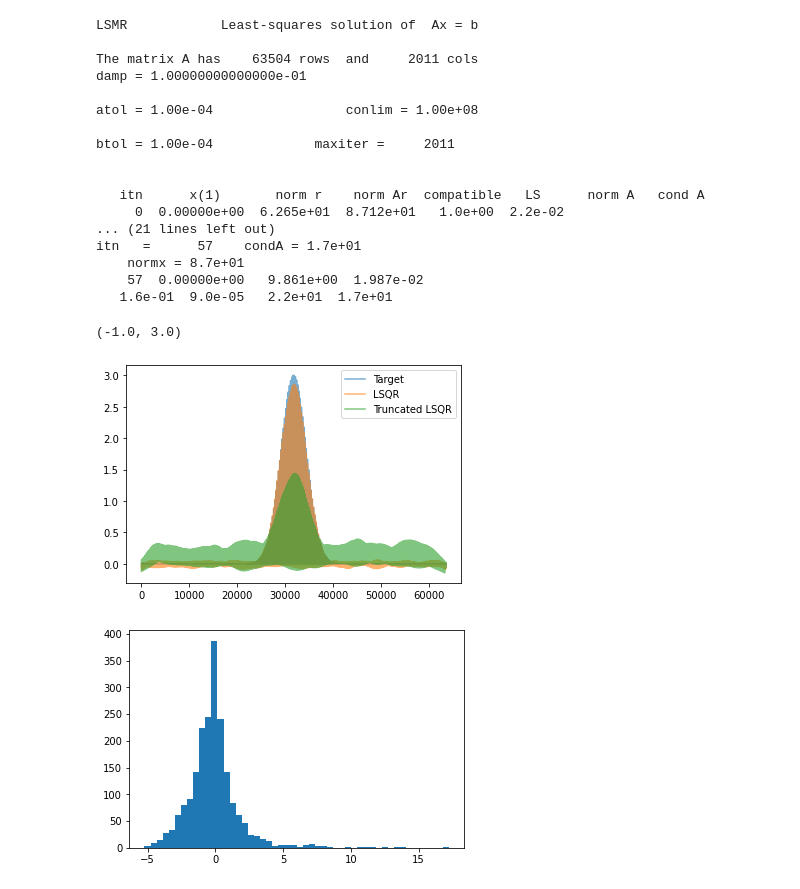
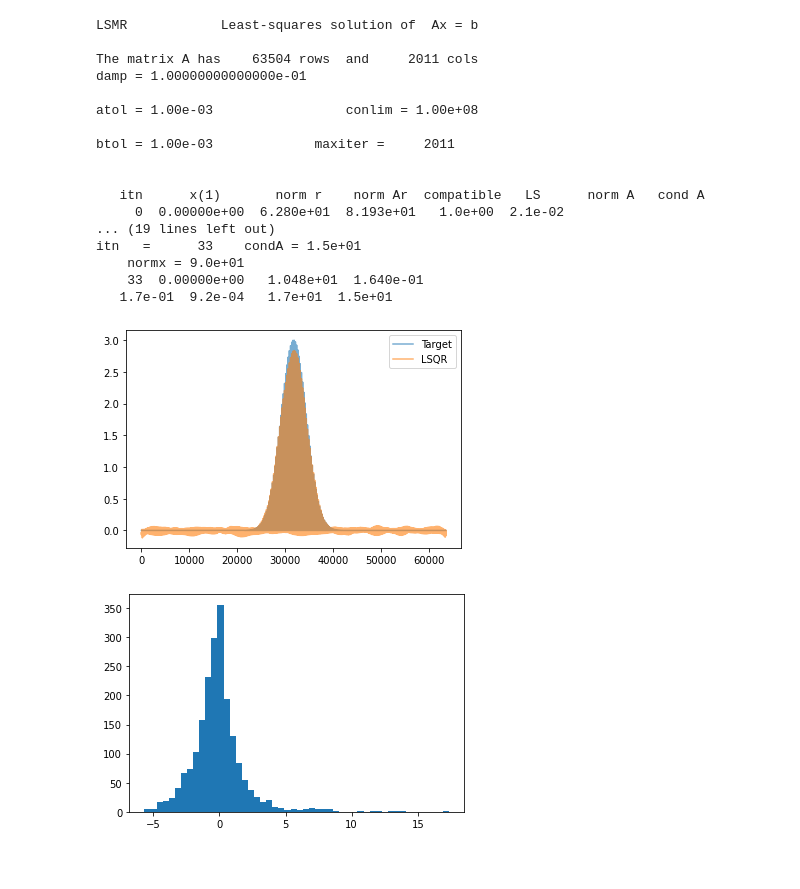
Before and after one commit to soltesz-lab/dentate, a Jupyter notebook: notebooks/Generation of Structured Weights.ipynb, the cells around one changed output. Drawn from its saved outputs; the diff is of its cells as text; code cells hidden in the pictures.

Commit message:
updated notebook on structured weights

```diff
--- a/notebooks/Generation of Structured Weights.ipynb
+++ b/notebooks/Generation of Structured Weights.ipynb
@@ -28,21 +28,25 @@ config_prefix='%s/config' % dentate_home
 destination = 'GC'
 sources = ['MPP', 'LPP']
 const_sources = ['MC']
-config_file='Network_Clamp_GC_Exc_Sat_S_extent.yaml'
+synapse_name='AMPA'
+config_file='Network_Clamp_GC_Exc_Sat_SLN_extent.yaml'
 output_weights_namespace='Structured Weights'
 h5types_path='%s/dentate_h5types.h5' % dataset_prefix
-connections_path='%s/Slice/dentatenet_Full_Scale_GC_Exc_Sat_DD_S_extent_20200604.h5' % dataset_prefix
+connections_path='%s/Slice/dentatenet_Full_Scale_GC_Exc_Sat_DD_SLN_extent_20200606.h5' % dataset_prefix
 input_features_path="%s/DG_input_features_20200321_compressed.h5" % dataset_prefix
+initial_weights_namespace="Log-Normal Weights"
+initial_weights_path='%s/Slice/dentatenet_Full_Scale_GC_Exc_Sat_DD_SLN_extent_20200606.h5' % dataset_prefix
+
 arena_id='A'
 use_arena_margin=True
 coordinates=(0.0, 0.0)
-optimize_tol=1e-4
+optimize_tol=1e-3
 optimize_grad=True
-max_delta_weight=5
+max_delta_weight=8
 gid=47123
-initial_weights_path = None
 field_width_scale = 1.25
 target_amplitude=3.0
+initial_weight_decay_fraction=1.
 # %%
 
 
@@ -356,49 +348,46 @@ LSMR            Least-squares solution of  Ax = b
 The matrix A has    63504 rows  and     2011 cols
 damp = 1.00000000000000e-01
 
-atol = 1.00e-04                 conlim = 1.00e+08
+atol = 1.00e-03                 conlim = 1.00e+08
 
-btol = 1.00e-04             maxiter =     2011
+btol = 1.00e-03             maxiter =     2011
 
 
    itn      x(1)       norm r    norm Ar  compatible   LS      norm A   cond A
-     0  0.00000e+00  6.265e+01  8.712e+01   1.0e+00  2.2e-02
-... (21 lines left out)
-itn   =      57    condA = 1.7e+01
-    normx = 8.7e+01
-    57  0.00000e+00   9.861e+00  1.987e-02
-   1.6e-01  9.0e-05   2.2e+01  1.7e+01
+     0  0.00000e+00  6.280e+01  8.193e+01   1.0e+00  2.1e-02
+... (19 lines left out)
+itn   =      33    condA = 1.5e+01
+    normx = 9.0e+01
+    33  0.00000e+00   1.048e+01  1.640e-01
+   1.7e-01  9.2e-04   1.7e+01  1.5e+01
 # %%
 max_weight = 4.0
 assert(max_weight >= 1.)
 initial_weight_decay_fraction = 1.0
 initial_min = np.min(initial_weight_array)
 
 lb = -(initial_weight_decay_fraction * initial_min)
 ub = max_weight - np.max(initial_weight_array)
-bounds = (lb, ub)
-print(bounds)
-initial_LS_delta_weights = np.clip(lsqr_delta_weights, bounds[0], bounds[1])
+initial_LS_bounds = (lb, ub)
+initial_LS_delta_weights = np.clip(lsqr_delta_weights, initial_LS_bounds[0], initial_LS_bounds[1])
 
 lsqr_map = np.dot(scaled_input_matrix, lsqr_delta_weights + initial_weight_array) - 1
 if scaled_const_input_matrix is not None:
     lsqr_map += np.dot(scaled_const_input_matrix, const_weight_array)
 LS_map = np.dot(scaled_input_matrix, initial_LS_delta_weights + initial_weight_array) - 1
 if scaled_const_input_matrix is not None:
     LS_map += np.dot(scaled_const_input_matrix, const_weight_array)
 
 plt.figure()
 plt.plot(lsqr_target_map + scaled_background_map, alpha=0.6, label='Target');
 plt.plot(lsqr_map, alpha=0.6, label='LSQR');
-plt.plot(LS_map, alpha=0.6, label='Truncated LSQR');
 plt.legend();
 
 plt.figure();
 plt.hist(lsqr_delta_weights, bins=50);
 # %% [output]
-(-1.0, 3.0)
-[figure, old version]
+[figure, new version]
-[figure, old version]
+[figure, new version]
 # %%
 def activation_map_residual(weights, input_matrix, target_map):
     a = np.dot(input_matrix, weights)
```
Also changed, not shown: parts of 8 cells of this notebook.
